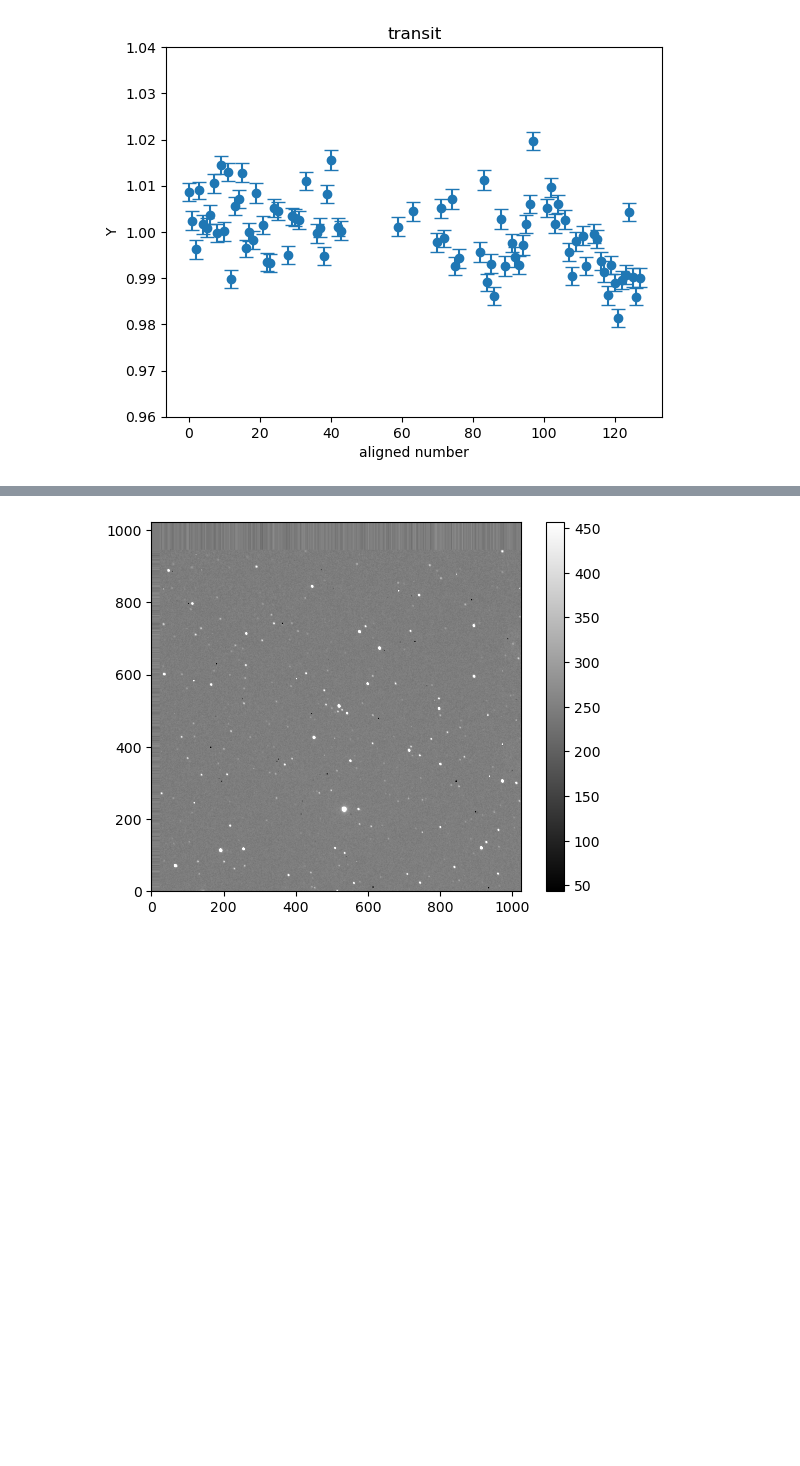
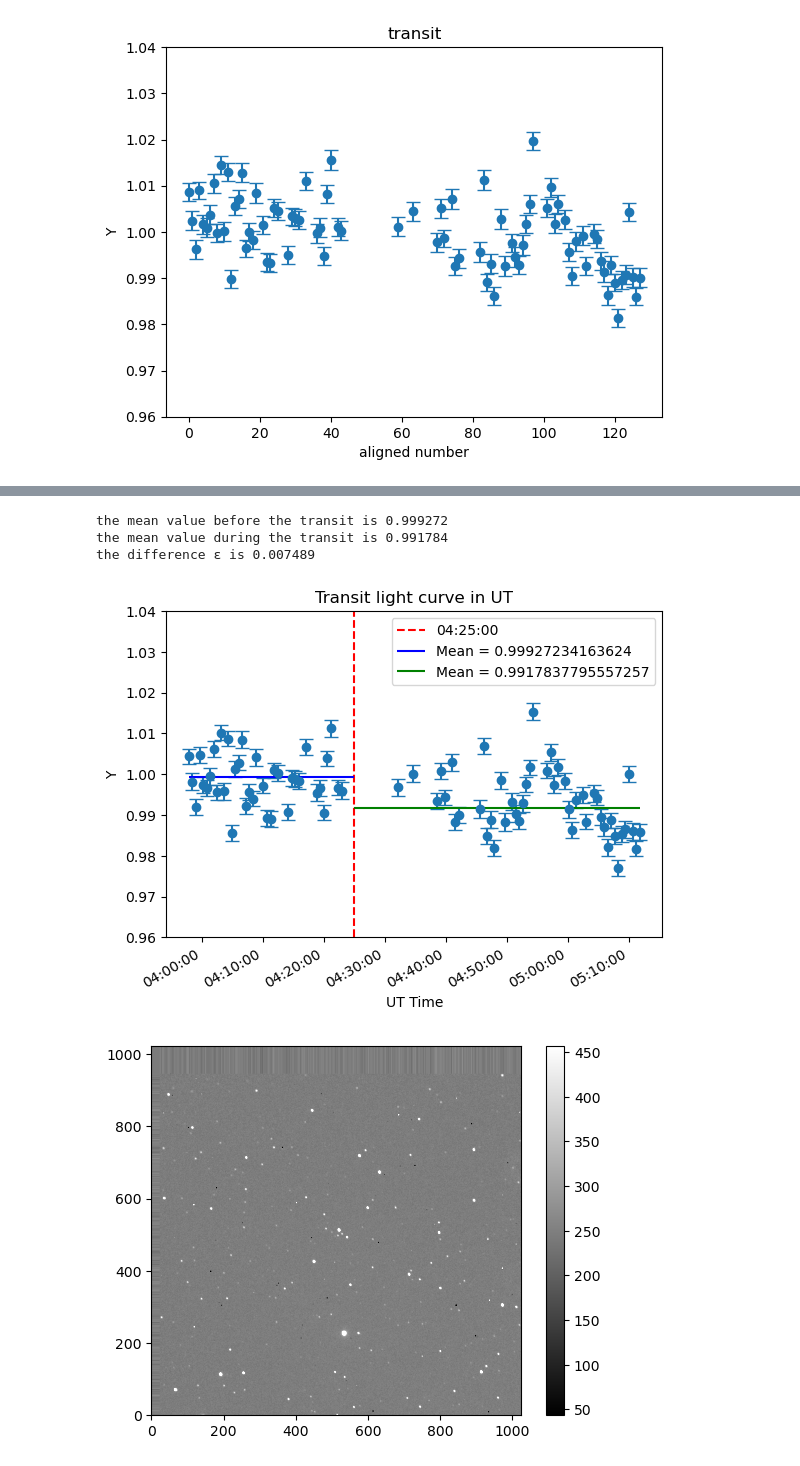
Before and after one commit to Zhengjingyi0823/AST443-Group5, a Jupyter notebook: AST443_Lab2.ipynb, the cells around one changed output, grey strips where cells are left out. Cells and saved outputs as stored; diff of their text form; code cells hidden in the pictures; blank space fills up the shorter version.

```diff
--- a/AST443_Lab2.ipynb
+++ b/AST443_Lab2.ipynb
@@ -916,3 +875,38 @@ plt.show()
+# %%
+times_ut = [datetime.strptime(t, "%H:%M:%S") for t in frame_times_ut]
+
+#set the target time as "04:25:00"
+target_time = datetime.strptime("04:25:00", "%H:%M:%S")
+
+print(f'the mean value before the transit is {mean1_nor:.6f}')
+print(f'the mean value during the transit is {mean2_nor:.6f}')
+print(f'the difference \u03B5 is {mean1_nor-mean2_nor:.6f}')
+
+plt.errorbar(times_ut, r_nor, yerr=delta_ref_nor, fmt='o', capsize=5)
+plt.ylim(0.96, 1.04)
+plt.xlabel('UT Time')
+plt.ylabel('Y')
+plt.title('Transit light curve in UT')
+
+
+plt.axvline(target_time, color='r', linestyle='--', label='04:25:00')
+#line of mean value before the transit
+plt.hlines(mean1_nor, xmin=times_ut[0], xmax=target_time, color='blue', linestyle='-', label=f'Mean = {mean1_nor}')
+#line of mean value during the transit
+plt.hlines(mean2_nor, xmin=target_time, xmax=times_ut[-1], color='green', linestyle='-', label=f'Mean = {mean2_nor}')
+
+plt.gca().xaxis.set_major_formatter(mdates.DateFormatter('%H:%M:%S'))
+
+
+plt.gcf().autofmt_xdate()
+
+plt.legend()
+plt.show()
+# %% [output]
+the mean value before the transit is 0.999272
+the mean value during the transit is 0.991784
+the difference ε is 0.007489
+[figure, added]
 # %%
 def align_images(images, star_coords, center_coords):
     aligned_images = []
```
Also changed, not shown: parts of 20 cells of this notebook.
